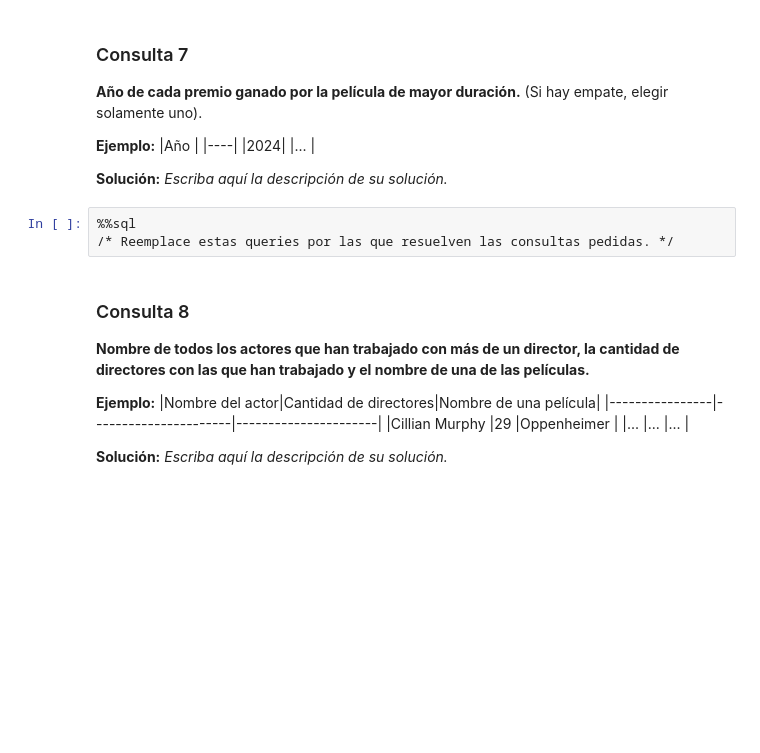
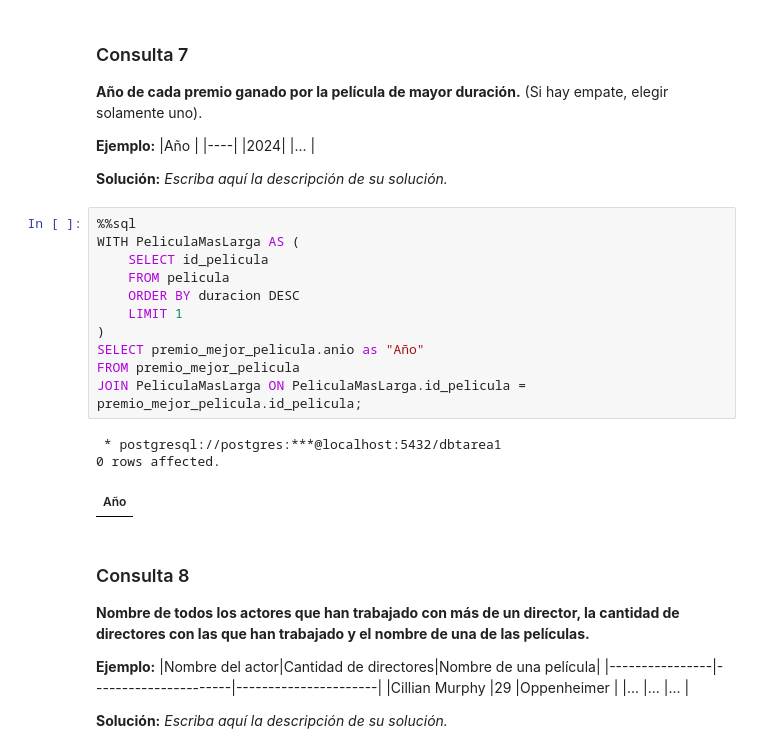
Before and after one commit to benyens/tarea1bd, a Jupyter notebook: Tarea_1.ipynb, the cells around one changed output. Saved outputs shown, nothing was run; the diff lists cells and outputs as text; blank space fills up the shorter version.

```diff
--- a/Tarea_1.ipynb
+++ b/Tarea_1.ipynb
@@ -490,9 +476,21 @@ LIMIT 1;
 
 
 **Solución:** _Escriba aquí la descripción de su solución._
-# %%
-%%sql
-/* Reemplace estas queries por las que resuelven las consultas pedidas. */
+# %%
+%%sql
+WITH PeliculaMasLarga AS (
+    SELECT id_pelicula
+    FROM pelicula
+    ORDER BY duracion DESC
+    LIMIT 1
+)
+SELECT premio_mejor_pelicula.anio as "Año"
+FROM premio_mejor_pelicula
+JOIN PeliculaMasLarga ON PeliculaMasLarga.id_pelicula = premio_mejor_pelicula.id_pelicula;
+# %% [output]
+ * postgresql://postgres:***@localhost:5432/dbtarea1
+0 rows affected.
+| Año |
 # %% [markdown]
 ### Consulta 8
 **Nombre de todos los actores que han trabajado con más de un director, la cantidad de directores con las que han trabajado y el nombre de una de las películas.**
```
Also changed, not shown: parts of 17 cells of this notebook, 2 other files.
